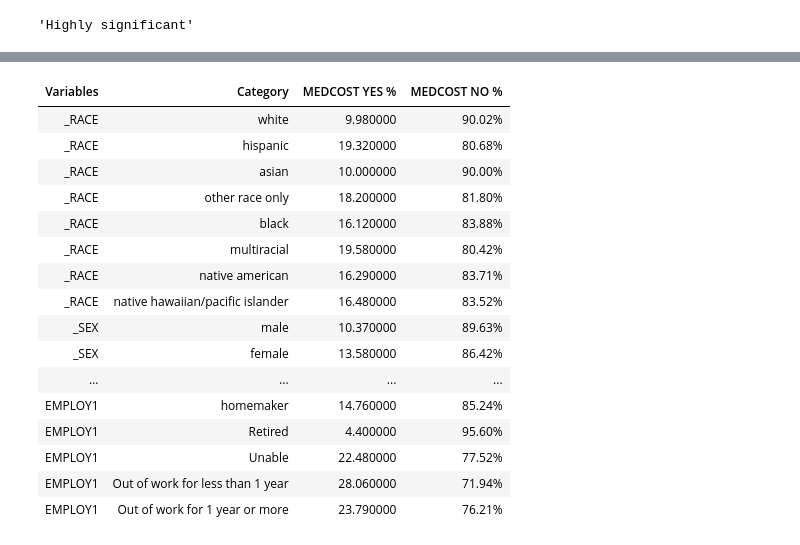
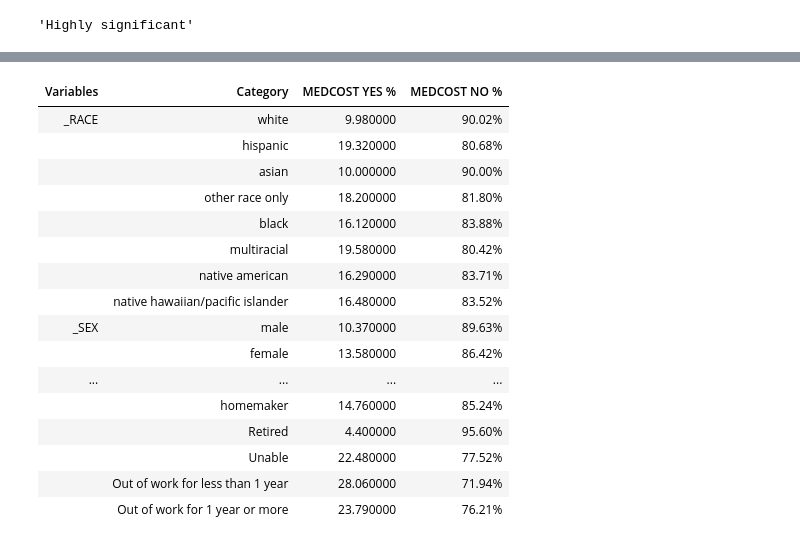
Before and after one commit to OBINNADINNEYA/BRFSS_BIGDATA_PROJECT, a Jupyter notebook: Exploratory Data Analysis.ipynb, the cells around one changed output, grey strips where cells are left out. Cells and saved outputs as stored; diff of their text form; code cells hidden in the pictures.

```diff
--- a/Exploratory Data Analysis.ipynb
+++ b/Exploratory Data Analysis.ipynb
@@ -542,45 +547,47 @@ result = {
     'MEDCOST YES %': [],
     'MEDCOST NO %': []
 }
 
 # Populate the result table
 for col in ['_RACE', '_SEX', '_INCOMG1', '_EDUCAG', '_AGE65YR','MARITAL','EMPLOY1']:
     for category in df[col].unique():
         yes_percent, no_percent = calculate_percentages(col, category)
         result['Variables'].append(col)
         result['Category'].append(category)
         result['MEDCOST YES %'].append(yes_percent)
         result['MEDCOST NO %'].append(no_percent)
 
 result_df = pd.DataFrame(result)
+result_df['Variables'] = result_df.apply(lambda x: '' if x['Variables'] in result_df['Variables'].iloc[:x.name].values else x['Variables'], axis=1)
+
 
 # Convert 'MEDCOST YES %' from strings to floats for comparisons
 result_df['MEDCOST YES %'] = result_df['MEDCOST YES %'].str.rstrip('%').astype('float')
 
 # Function to highlight the max value in a Series
 def highlight_max(s):
     is_max = s == s.groupby(result_df['Variables']).transform('max')
     return ['background-color: yellow' if v else '' for v in is_max]
 
 # Apply the highlight function to the 'MEDCOST YES %' column
 styled_result = result_df.style.apply(highlight_max, subset=['MEDCOST YES %']).hide_index()
 
 styled_result
 # %% [output]
 | Variables | Category | MEDCOST YES % | MEDCOST NO % |
 | _RACE | white | 9.980000 | 90.02% |
-| _RACE | hispanic | 19.320000 | 80.68% |
-| _RACE | asian | 10.000000 | 90.00% |
-| _RACE | other race only | 18.200000 | 81.80% |
-| _RACE | black | 16.120000 | 83.88% |
-| _RACE | multiracial | 19.580000 | 80.42% |
-| _RACE | native american | 16.290000 | 83.71% |
-| _RACE | native hawaiian/pacific islander | 16.480000 | 83.52% |
+|  | hispanic | 19.320000 | 80.68% |
+|  | asian | 10.000000 | 90.00% |
+|  | other race only | 18.200000 | 81.80% |
+|  | black | 16.120000 | 83.88% |
+|  | multiracial | 19.580000 | 80.42% |
+|  | native american | 16.290000 | 83.71% |
+|  | native hawaiian/pacific islander | 16.480000 | 83.52% |
 | _SEX | male | 10.370000 | 89.63% |
-| _SEX | female | 13.580000 | 86.42% |
+|  | female | 13.580000 | 86.42% |
 | ... | ... | ... | ... |
-| EMPLOY1 | homemaker | 14.760000 | 85.24% |
-| EMPLOY1 | Retired | 4.400000 | 95.60% |
-| EMPLOY1 | Unable | 22.480000 | 77.52% |
-| EMPLOY1 | Out of work for less than 1 year | 28.060000 | 71.94% |
-| EMPLOY1 | Out of work for 1 year or more | 23.790000 | 76.21% |
+|  | homemaker | 14.760000 | 85.24% |
+|  | Retired | 4.400000 | 95.60% |
+|  | Unable | 22.480000 | 77.52% |
+|  | Out of work for less than 1 year | 28.060000 | 71.94% |
+|  | Out of work for 1 year or more | 23.790000 | 76.21% |
```
Also changed, not shown: parts of 18 cells of this notebook, 1 other file.
